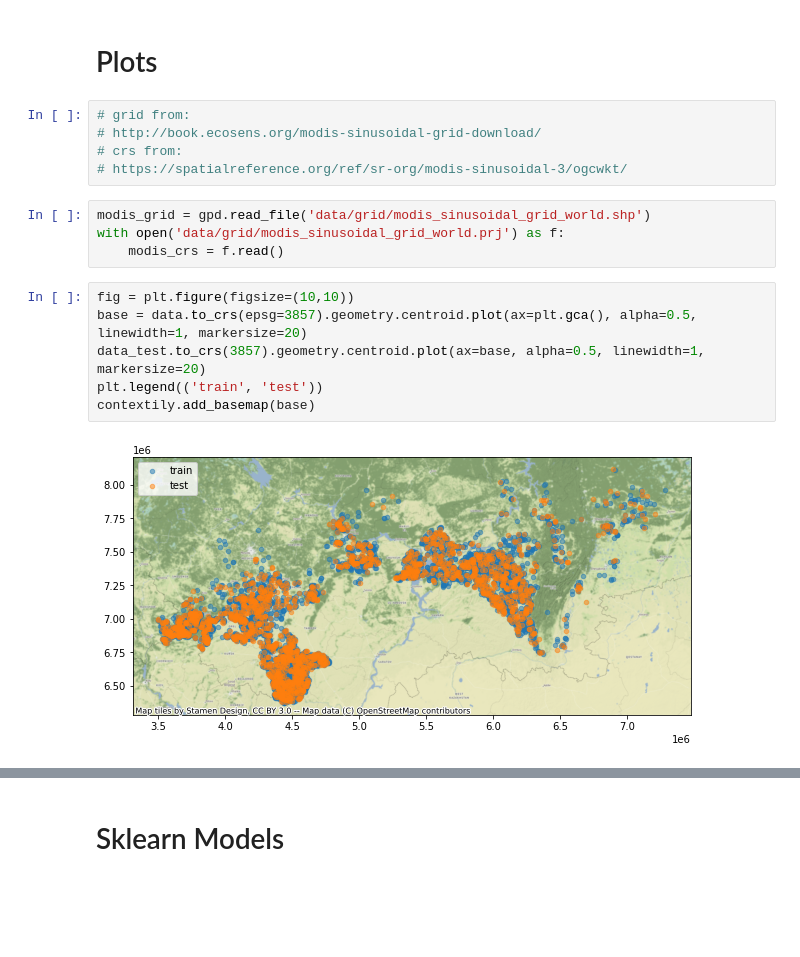
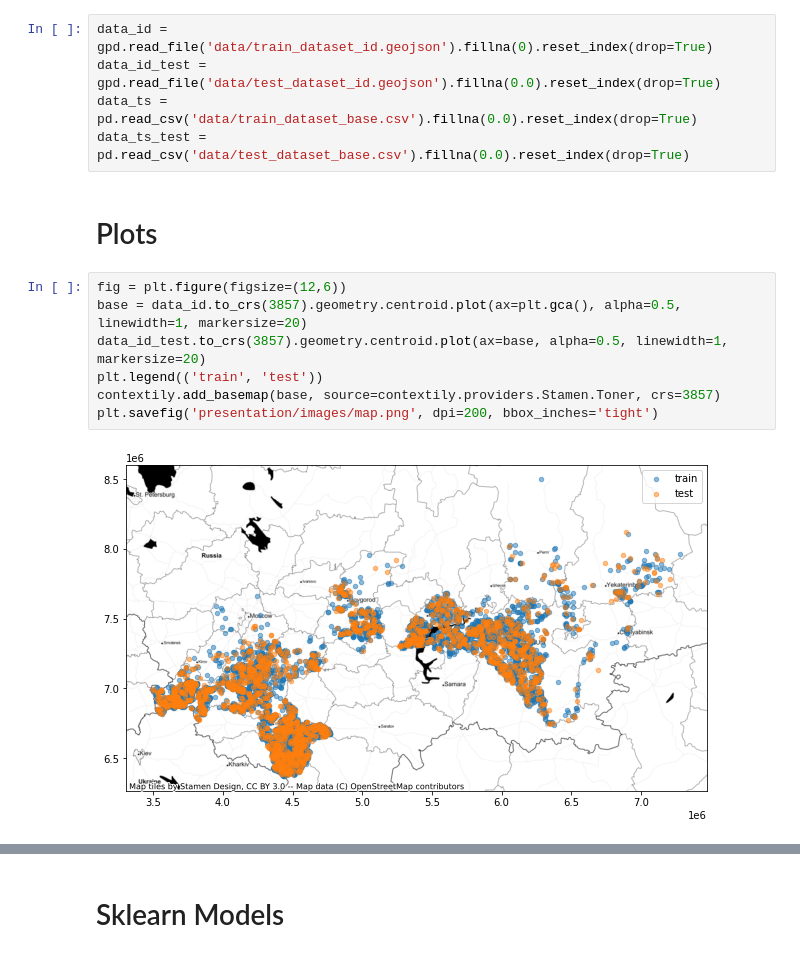
Before and after one commit to yuasosnin/aihacks-2022-fields, a Jupyter notebook: mining.ipynb, the cells around one changed output, grey strips where cells are left out. Cells and saved outputs as stored; diff of their text form; blank space fills up the shorter version.

Commit message:
Update data and mining notebooks

```diff
--- a/mining.ipynb
+++ b/mining.ipynb
@@ -28,20 +14,17 @@ data_id_test['alt'] = pd.read_csv('data/altitude_test.csv')['alt'].tolist()
+# %%
+data_id = gpd.read_file('data/train_dataset_id.geojson').fillna(0).reset_index(drop=True)
+data_id_test = gpd.read_file('data/test_dataset_id.geojson').fillna(0.0).reset_index(drop=True)
+data_ts = pd.read_csv('data/train_dataset_base.csv').fillna(0.0).reset_index(drop=True)
+data_ts_test = pd.read_csv('data/test_dataset_base.csv').fillna(0.0).reset_index(drop=True)
 # %% [markdown]
 # Plots
-# %%
-# grid from:
-# http://book.ecosens.org/modis-sinusoidal-grid-download/
-# crs from:
-# https://spatialreference.org/ref/sr-org/modis-sinusoidal-3/ogcwkt/
-# %%
-modis_grid = gpd.read_file('data/grid/modis_sinusoidal_grid_world.shp')
-with open('data/grid/modis_sinusoidal_grid_world.prj') as f:
-    modis_crs = f.read()
 # %%
-fig = plt.figure(figsize=(10,10))
-base = data.to_crs(epsg=3857).geometry.centroid.plot(ax=plt.gca(), alpha=0.5, linewidth=1, markersize=20)
-data_test.to_crs(3857).geometry.centroid.plot(ax=base, alpha=0.5, linewidth=1, markersize=20)
+fig = plt.figure(figsize=(12,6))
+base = data_id.to_crs(3857).geometry.centroid.plot(ax=plt.gca(), alpha=0.5, linewidth=1, markersize=20)
+data_id_test.to_crs(3857).geometry.centroid.plot(ax=base, alpha=0.5, linewidth=1, markersize=20)
 plt.legend(('train', 'test'))
-contextily.add_basemap(base)
+contextily.add_basemap(base, source=contextily.providers.Stamen.Toner, crs=3857)
+plt.savefig('presentation/images/map.png', dpi=200, bbox_inches='tight')
 # %% [output]
-[figure, old version]
+[figure, new version]
 # %%
```
Also changed, not shown: parts of 27 cells of this notebook, 1 other file.
